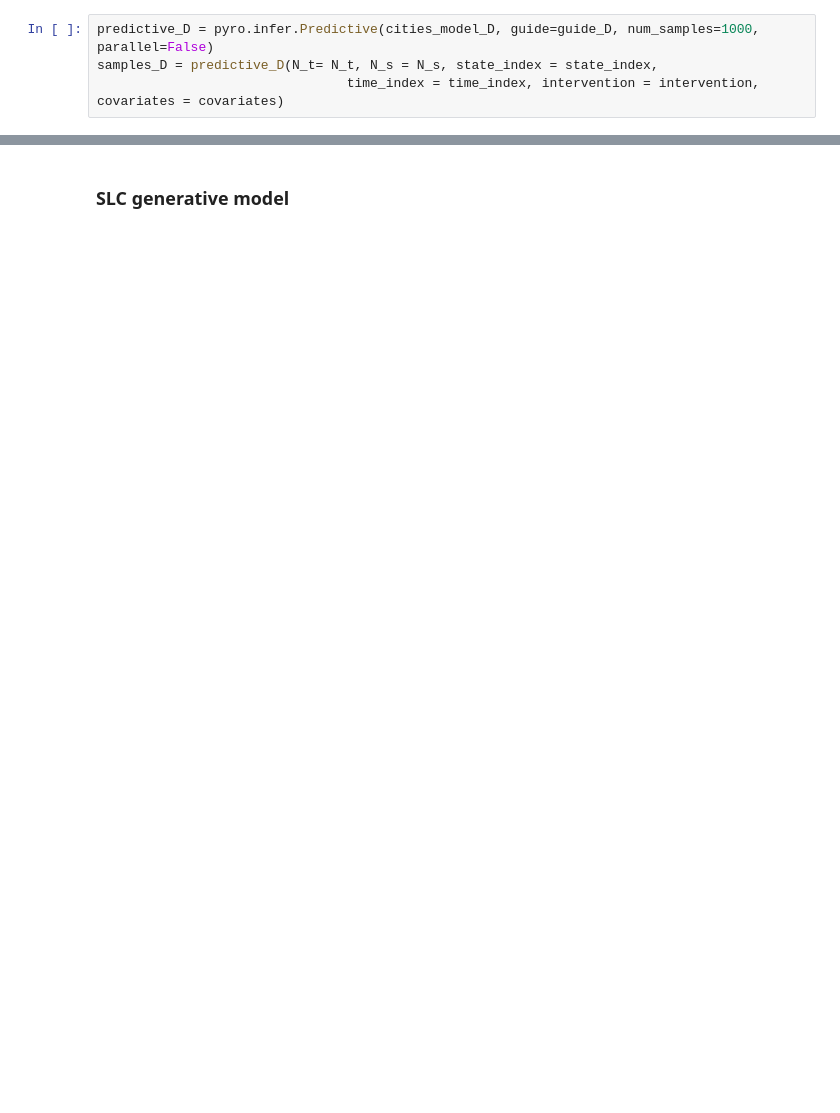
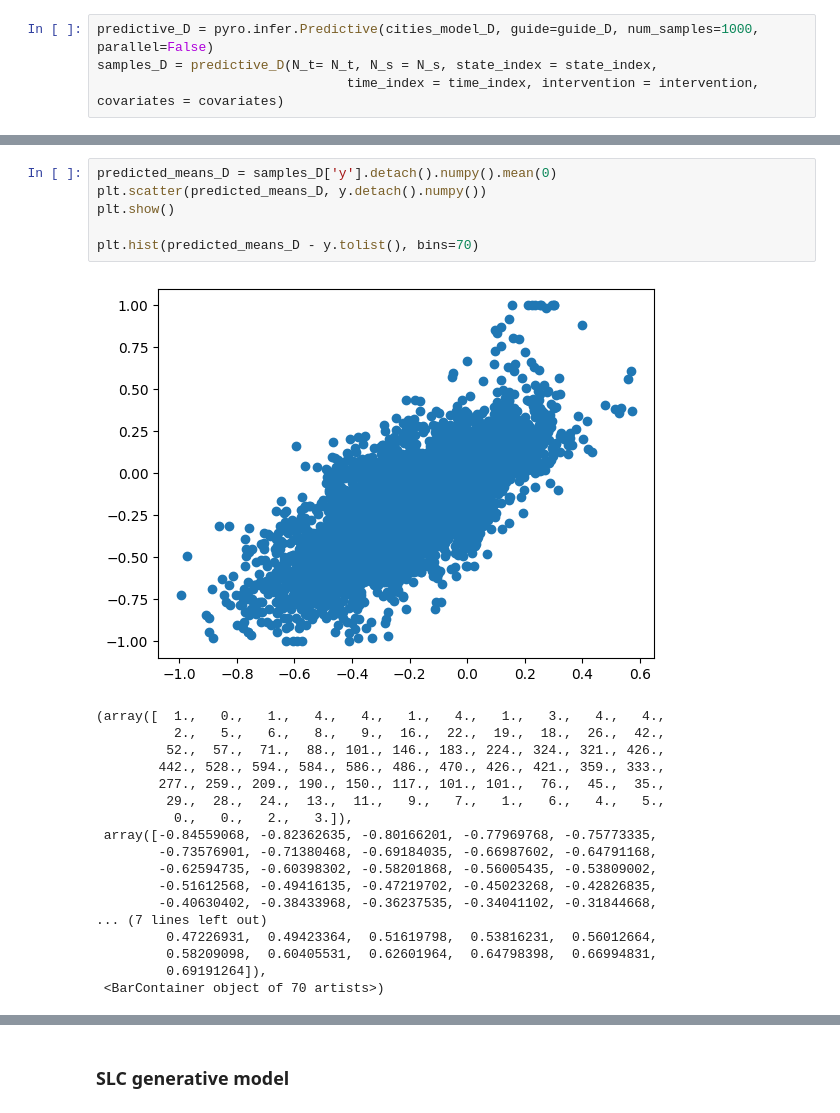
Before and after one commit to BasisResearch/cities, a Jupyter notebook: docs/experimental_notebooks/slc-cities-prototype.ipynb, the cells around one changed output, grey strips where cells are left out. Saved outputs shown, nothing was run; the diff lists cells and outputs as text; blank space fills up the shorter version.

```diff
--- a/docs/experimental_notebooks/slc-cities-prototype.ipynb
+++ b/docs/experimental_notebooks/slc-cities-prototype.ipynb
@@ -772,0 +768,25 @@ NameError: name 'samples_D' is not defined
+# %%
+predicted_means_D = samples_D['y'].detach().numpy().mean(0)
+plt.scatter(predicted_means_D, y.detach().numpy())
+plt.show()
+
+plt.hist(predicted_means_D - y.tolist(), bins=70)
+# %% [output]
+[figure, added]
+(array([  1.,   0.,   1.,   4.,   4.,   1.,   4.,   1.,   3.,   4.,   4.,
+          2.,   5.,   6.,   8.,   9.,  16.,  22.,  19.,  18.,  26.,  42.,
+         52.,  57.,  71.,  88., 101., 146., 183., 224., 324., 321., 426.,
+        442., 528., 594., 584., 586., 486., 470., 426., 421., 359., 333.,
+        277., 259., 209., 190., 150., 117., 101., 101.,  76.,  45.,  35.,
+         29.,  28.,  24.,  13.,  11.,   9.,   7.,   1.,   6.,   4.,   5.,
+          0.,   0.,   2.,   3.]),
+ array([-0.84559068, -0.82362635, -0.80166201, -0.77969768, -0.75773335,
+        -0.73576901, -0.71380468, -0.69184035, -0.66987602, -0.64791168,
+        -0.62594735, -0.60398302, -0.58201868, -0.56005435, -0.53809002,
+        -0.51612568, -0.49416135, -0.47219702, -0.45023268, -0.42826835,
+        -0.40630402, -0.38433968, -0.36237535, -0.34041102, -0.31844668,
+... (7 lines left out)
+         0.47226931,  0.49423364,  0.51619798,  0.53816231,  0.56012664,
+         0.58209098,  0.60405531,  0.62601964,  0.64798398,  0.66994831,
+         0.69191264]),
+ <BarContainer object of 70 artists>)
```
Also changed, not shown: parts of 34 cells of this notebook.
